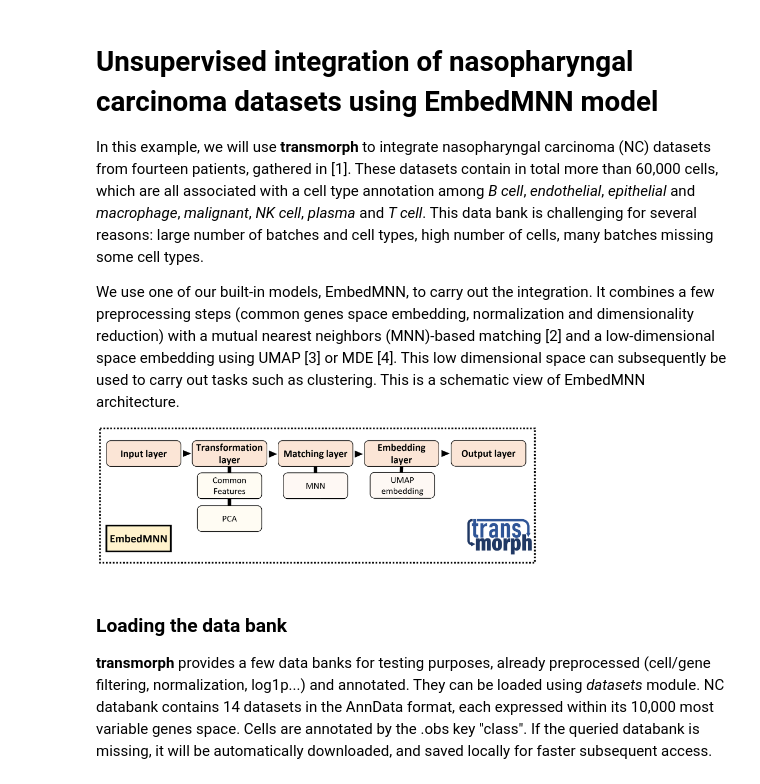
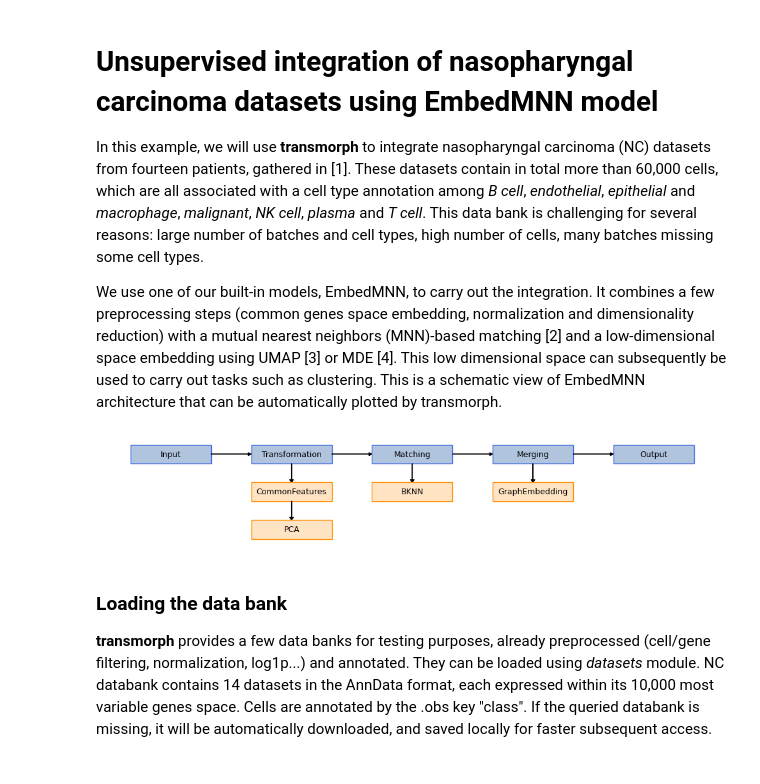
Before and after one commit to sysbio-curie/transmorph, a Jupyter notebook: docs/sections/notebooks/em_chen_integration.ipynb, the cells around one changed output. Cells and saved outputs as stored; diff of their text form; code cells hidden in the pictures.

```diff
--- a/docs/sections/notebooks/em_chen_integration.ipynb
+++ b/docs/sections/notebooks/em_chen_integration.ipynb
@@ -3,11 +3,15 @@
 
 In this example, we will use **transmorph** to integrate nasopharyngal carcinoma (NC) datasets from fourteen patients, gathered in [1]. These datasets contain in total more than 60,000 cells, which are all associated with a cell type annotation among *B cell*, *endothelial*, *epithelial* and *macrophage*, *malignant*, *NK cell*, *plasma* and *T cell*. This data bank is challenging for several reasons: large number of batches and cell types, high number of cells, many batches missing some cell types.
 
-We use one of our built-in models, EmbedMNN, to carry out the integration. It combines a few preprocessing steps (common genes space embedding, normalization and dimensionality reduction) with a mutual nearest neighbors (MNN)-based matching [2] and a low-dimensional space embedding using UMAP [3] or MDE [4]. This low dimensional space can subsequently be used to carry out tasks such as clustering. This is a schematic view of EmbedMNN architecture.
-
-<div>
-<img src="attachment:embedmnn_model.png" width="70%"/>
-</div>
+We use one of our built-in models, EmbedMNN, to carry out the integration. It combines a few preprocessing steps (common genes space embedding, normalization and dimensionality reduction) with a mutual nearest neighbors (MNN)-based matching [2] and a low-dimensional space embedding using UMAP [3] or MDE [4]. This low dimensional space can subsequently be used to carry out tasks such as clustering. This is a schematic view of EmbedMNN architecture that can be automatically plotted by transmorph.
+# %%
+from transmorph.models import EmbedMNN
+from transmorph.utils.plotting import plot_model
+
+model = EmbedMNN()
+plot_model(model)
+# %% [output]
+[figure, added]
 # %% [markdown]
 ### Loading the data bank
 
```
Also changed, not shown: parts of 7 cells of this notebook, 3 other files.
